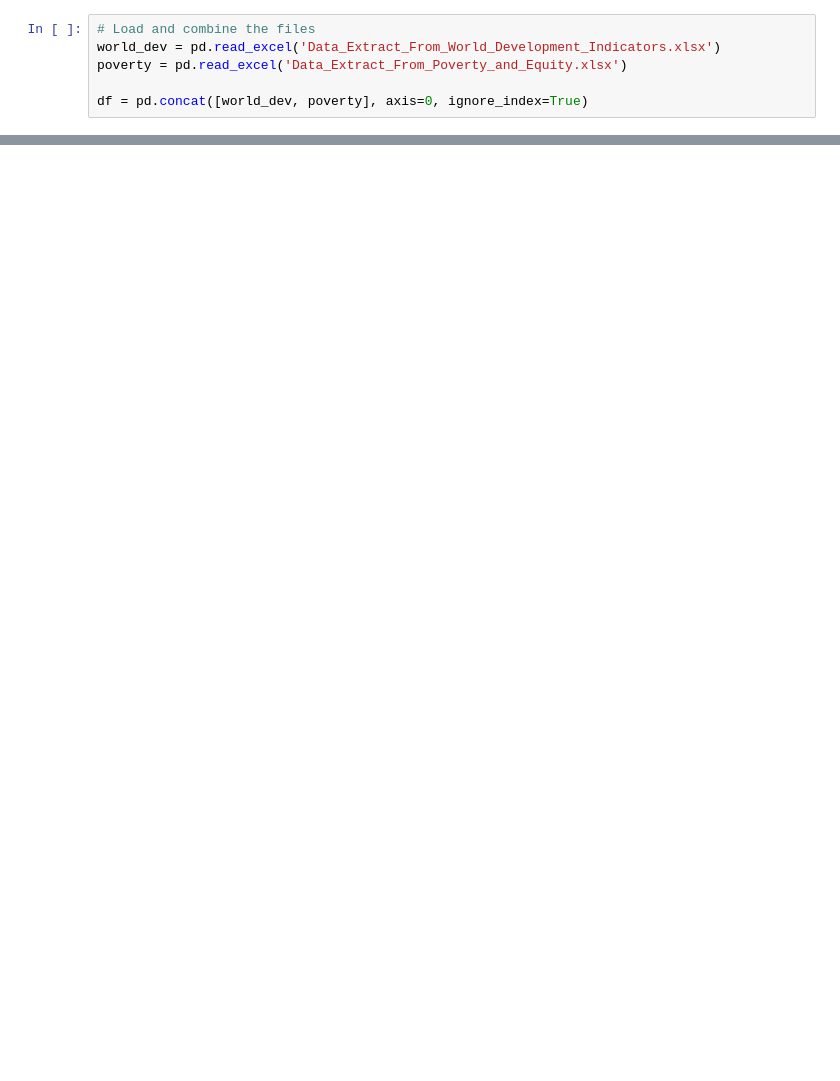
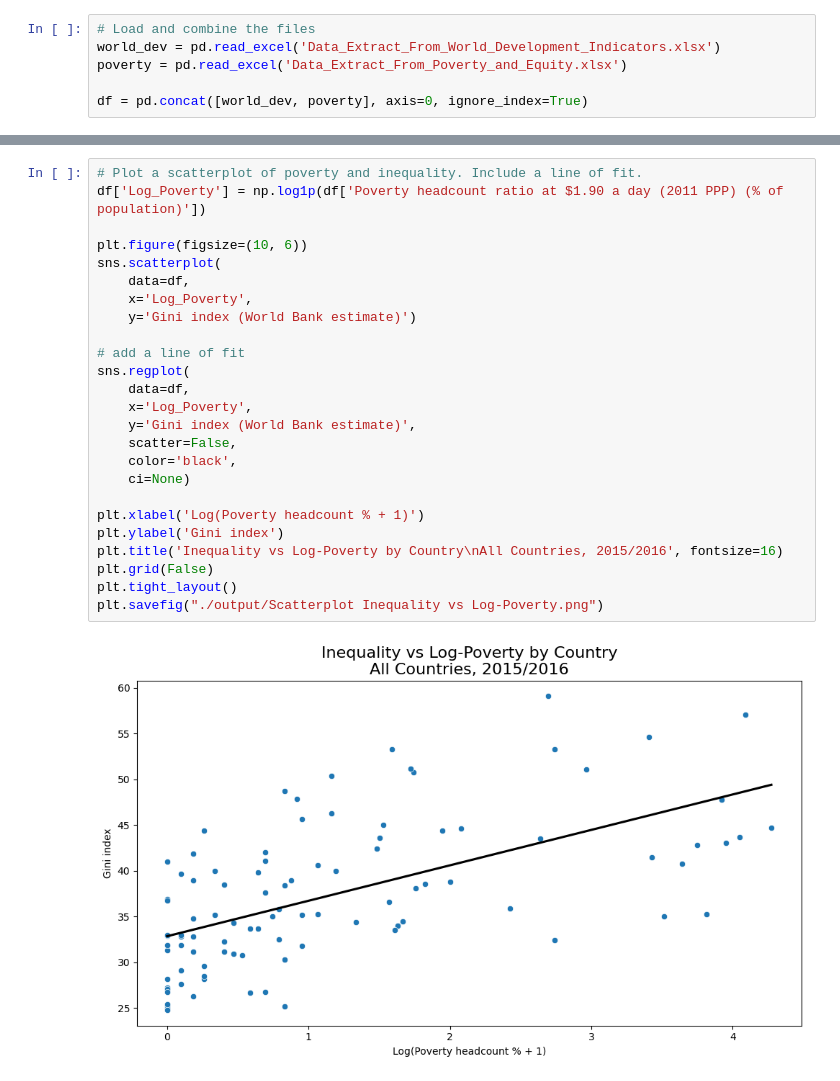
Before and after one commit to svanomm/development-econ, a Jupyter notebook: week 2 assignment/20250714 - DevEcon Assignment 2.ipynb, the cells around one changed output, grey strips where cells are left out. Drawn from its saved outputs; the diff is of its cells as text; blank space fills up the shorter version.

```diff
--- a/week 2 assignment/20250714 - DevEcon Assignment 2.ipynb
+++ b/week 2 assignment/20250714 - DevEcon Assignment 2.ipynb
@@ -334,0 +277,27 @@ plt.show()
+# %%
+# Plot a scatterplot of poverty and inequality. Include a line of fit.
+df['Log_Poverty'] = np.log1p(df['Poverty headcount ratio at $1.90 a day (2011 PPP) (% of population)'])
+
+plt.figure(figsize=(10, 6))
+sns.scatterplot(
+    data=df,
+    x='Log_Poverty',
+    y='Gini index (World Bank estimate)')
+
+# add a line of fit
+sns.regplot(
+    data=df,
+    x='Log_Poverty',
+    y='Gini index (World Bank estimate)',
+    scatter=False,
+    color='black',
+    ci=None)
+
+plt.xlabel('Log(Poverty headcount % + 1)')
+plt.ylabel('Gini index')
+plt.title('Inequality vs Log-Poverty by Country\nAll Countries, 2015/2016', fontsize=16)
+plt.grid(False)
+plt.tight_layout()
+plt.savefig("./output/Scatterplot Inequality vs Log-Poverty.png")
+# %% [output]
+[figure, added]
```
Also changed, not shown: parts of 40 cells of this notebook, 23 other files.
